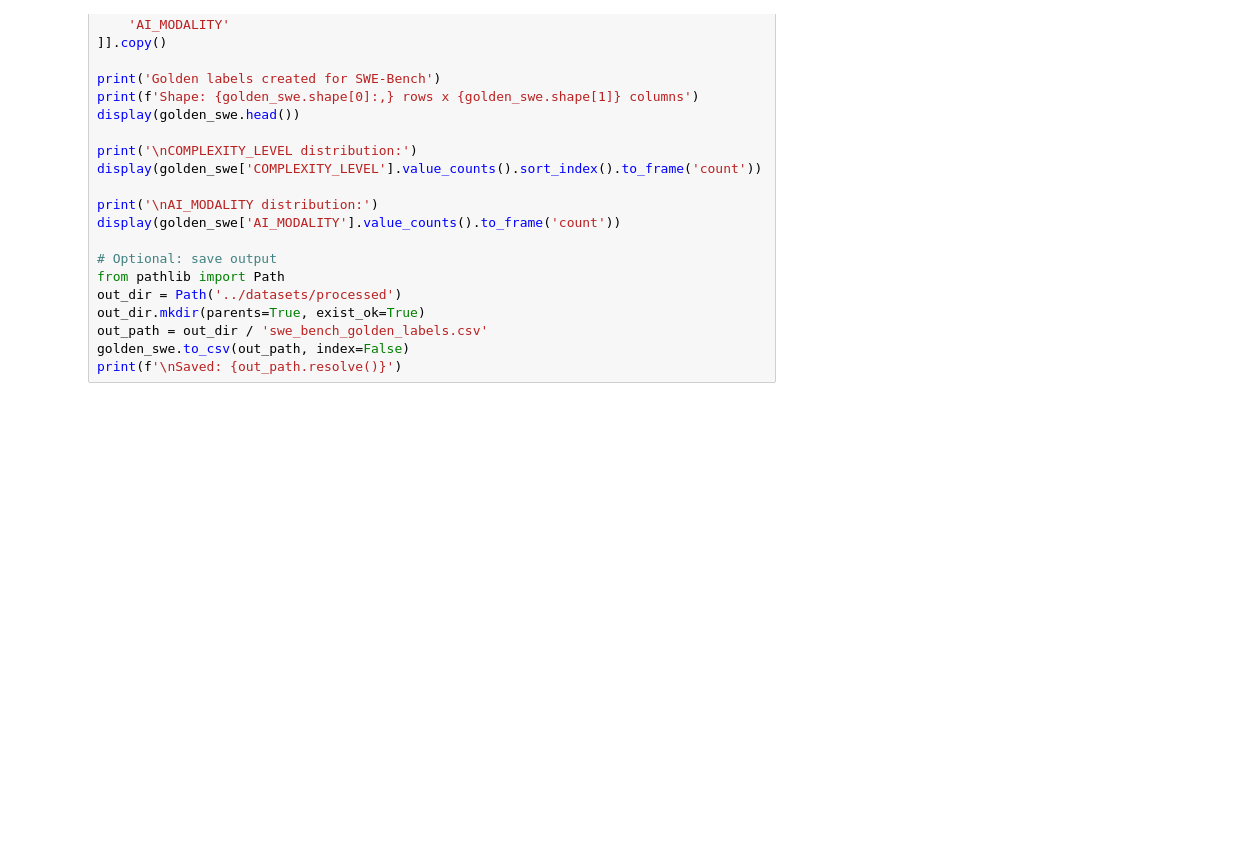
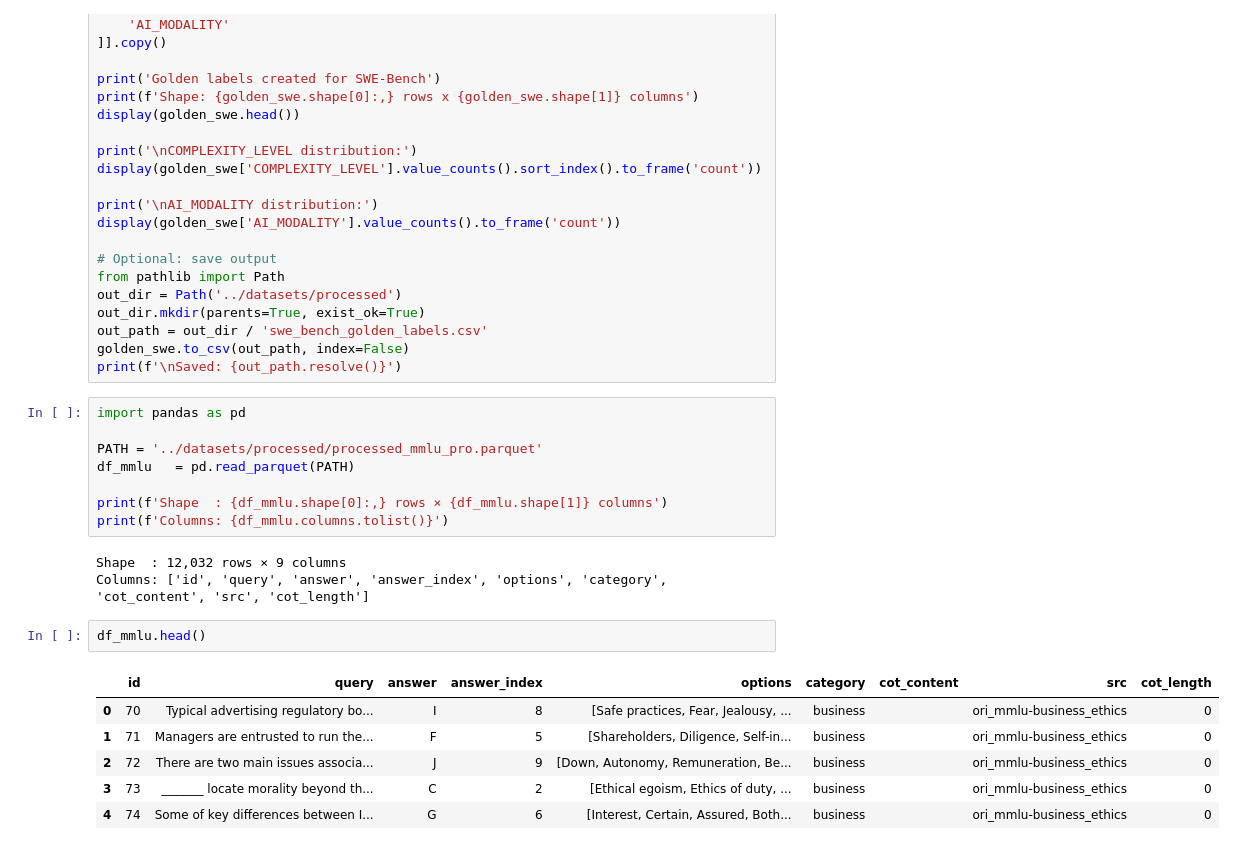
Before and after one commit to poorna1995/ARD, a Jupyter notebook: notebooks/dataset.ipynb, the cells around one changed output. Saved outputs shown, nothing was run; the diff lists cells and outputs as text; blank space fills up the shorter version.

```diff
--- a/notebooks/dataset.ipynb
+++ b/notebooks/dataset.ipynb
@@ -361,3 +346,23 @@ out_dir.mkdir(parents=True, exist_ok=True)
 out_path = out_dir / 'swe_bench_golden_labels.csv'
 golden_swe.to_csv(out_path, index=False)
 print(f'\nSaved: {out_path.resolve()}')
+# %%
+import pandas as pd
+
+PATH = '../datasets/processed/processed_mmlu_pro.parquet'
+df_mmlu   = pd.read_parquet(PATH)
+
+print(f'Shape  : {df_mmlu.shape[0]:,} rows × {df_mmlu.shape[1]} columns')
+print(f'Columns: {df_mmlu.columns.tolist()}')
+# %% [output]
+Shape  : 12,032 rows × 9 columns
+Columns: ['id', 'query', 'answer', 'answer_index', 'options', 'category', 'cot_content', 'src', 'cot_length']
+# %%
+df_mmlu.head()
+# %% [output]
+|  | id | query | answer | answer_index | options | category | cot_content | src | cot_length |
+| 0 | 70 | Typical advertising regulatory bo... | I | 8 | [Safe practices, Fear, Jealousy, ... | business |  | ori_mmlu-business_ethics | 0 |
+| 1 | 71 | Managers are entrusted to run the... | F | 5 | [Shareholders, Diligence, Self-in... | business |  | ori_mmlu-business_ethics | 0 |
+| 2 | 72 | There are two main issues associa... | J | 9 | [Down, Autonomy, Remuneration, Be... | business |  | ori_mmlu-business_ethics | 0 |
+| 3 | 73 | _______ locate morality beyond th... | C | 2 | [Ethical egoism, Ethics of duty, ... | business |  | ori_mmlu-business_ethics | 0 |
+| 4 | 74 | Some of key differences between I... | G | 6 | [Interest, Certain, Assured, Both... | business |  | ori_mmlu-business_ethics | 0 |
```
Also changed, not shown: parts of 4 cells of this notebook, 11 other files.
